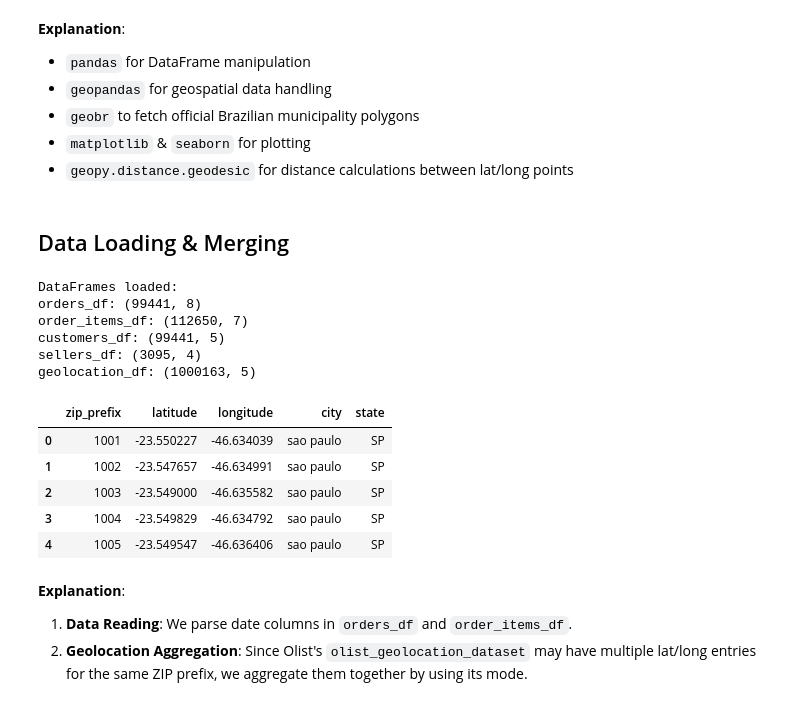
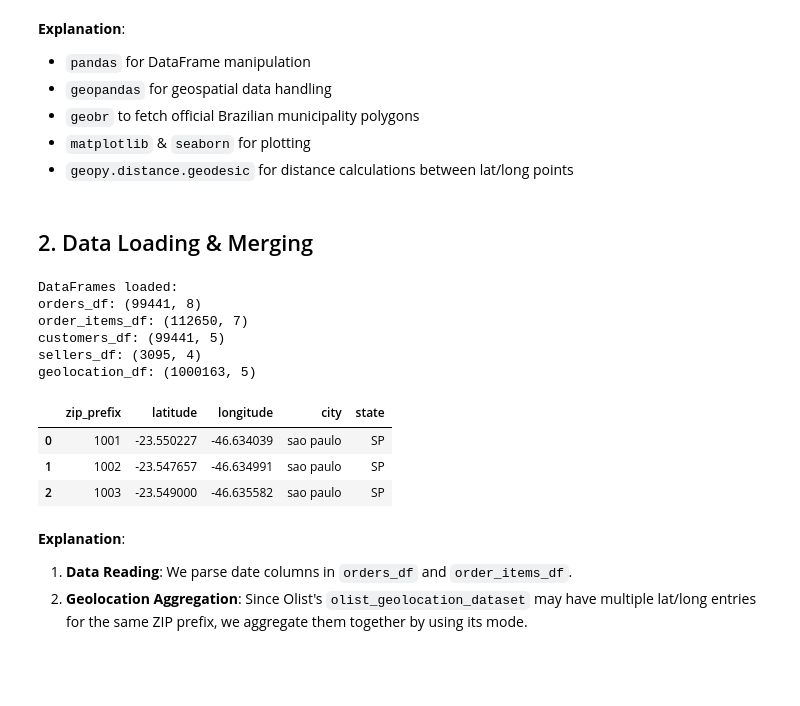
Before and after one commit to kealankuar/olist-analysis-dashboard-project, a Jupyter notebook: notebooks/geospatial_analysis.ipynb, the cells around one changed output. Saved outputs shown, nothing was run; the diff lists cells and outputs as text; code cells hidden in the pictures; blank space fills up the shorter version.

```diff
--- a/notebooks/geospatial_analysis.ipynb
+++ b/notebooks/geospatial_analysis.ipynb
@@ -45,5 +47,5 @@ Libraries imported successfully!
 - `geopy.distance.geodesic` for distance calculations between lat/long points
 # %% [markdown]
 
-## Data Loading & Merging
+## 2. Data Loading & Merging
 # %%
@@ -73,35 +75,33 @@ customers_df: (99441, 5)
 sellers_df: (3095, 4)
 geolocation_df: (1000163, 5)
 # %%
-#Basic cleaning & geolocation aggregation
+# 2.2 Basic cleaning & geolocation aggregation
 geolocation_df.rename(columns={
     'geolocation_zip_code_prefix': 'zip_prefix',
     'geolocation_lat': 'latitude',
     'geolocation_lng': 'longitude',
     'geolocation_city': 'city',
     'geolocation_state': 'state'
 }, inplace=True)
 
-# Drop duplicates if desired
+# 2.3 Drop duplicates if desired
 geolocation_df.drop_duplicates(inplace=True)
 
-# Aggregated geolocation: 1 row per zip_prefix
+# 2.4 Aggregated geolocation: 1 row per zip_prefix
 aggregated_geolocation = geolocation_df.groupby('zip_prefix', as_index=False).agg({
     'latitude': 'mean',
     'longitude': 'mean',
     'city': lambda x: x.mode()[0] if not x.mode().empty else np.nan,
     'state': lambda x: x.mode()[0] if not x.mode().empty else np.nan
 })
 
 # This gives one row per zip_prefix, with an aggregated lat/long
-aggregated_geolocation.head()
+aggregated_geolocation.head(3)
 # %% [output]
 |  | zip_prefix | latitude | longitude | city | state |
 | 0 | 1001 | -23.550227 | -46.634039 | sao paulo | SP |
 | 1 | 1002 | -23.547657 | -46.634991 | sao paulo | SP |
 | 2 | 1003 | -23.549000 | -46.635582 | sao paulo | SP |
-| 3 | 1004 | -23.549829 | -46.634792 | sao paulo | SP |
-| 4 | 1005 | -23.549547 | -46.636406 | sao paulo | SP |
 # %% [markdown]
 **Explanation**:
 1. **Data Reading**: We parse date columns in `orders_df` and `order_items_df`.
```
Also changed, not shown: parts of 30 cells of this notebook.
